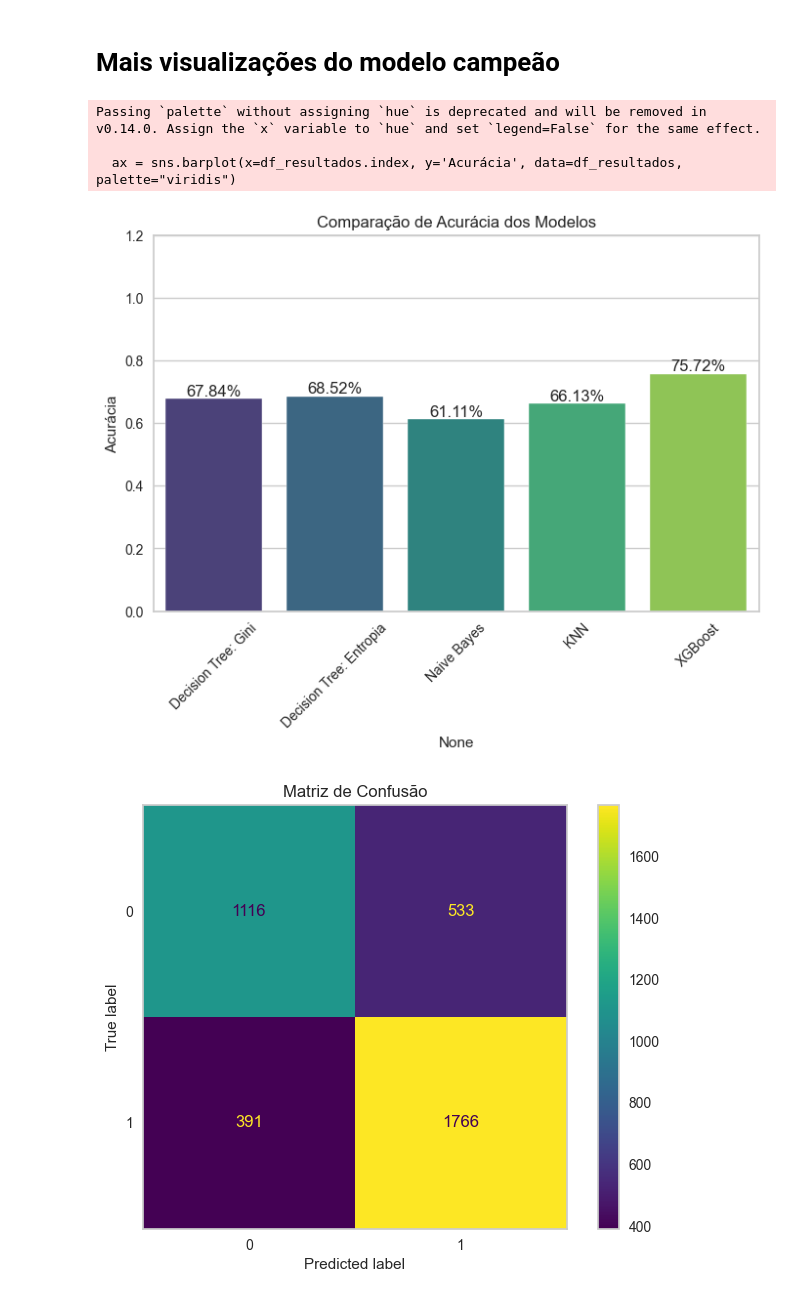
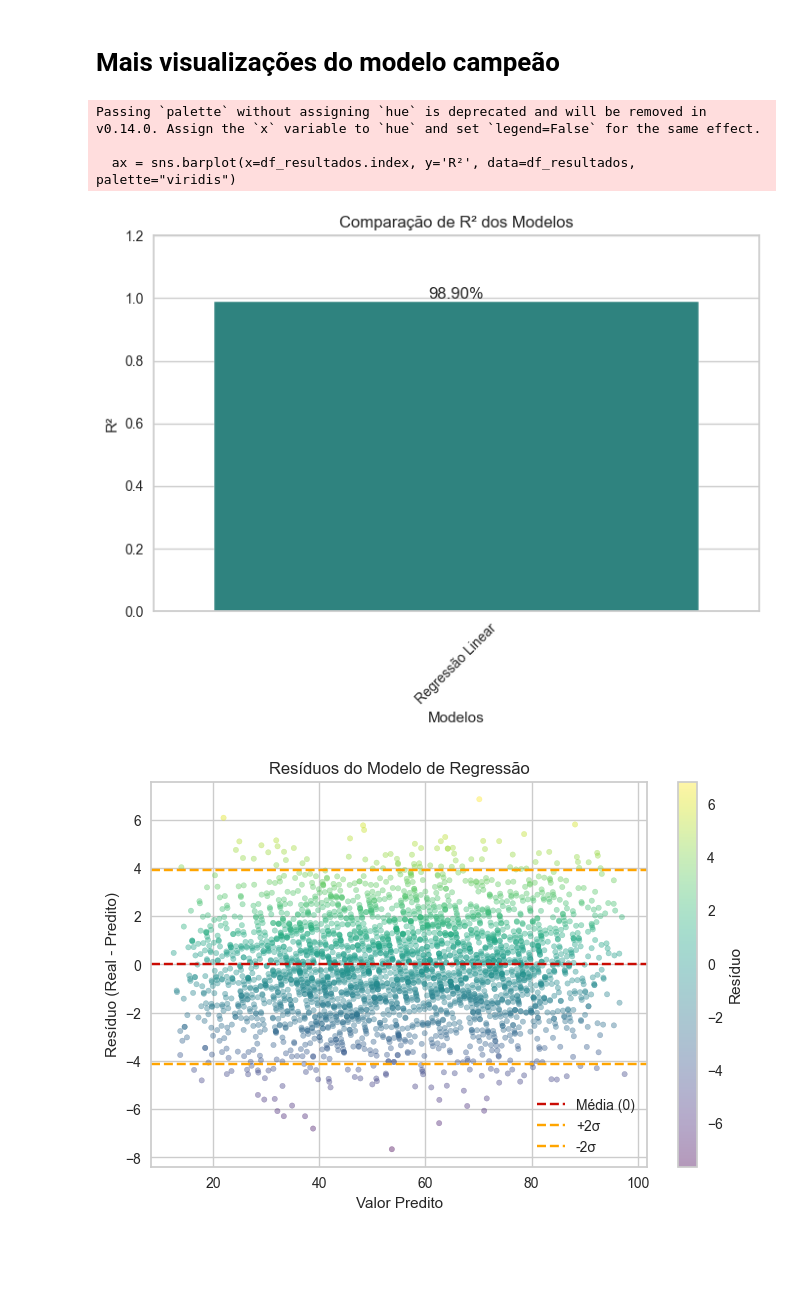
Before and after one commit to A-UTech/mat-aplicada-ia-preditiva-2ano, a Jupyter notebook: ia-preditiva.ipynb, the cells around one changed output. Drawn from its saved outputs; the diff is of its cells as text; code cells hidden in the pictures; blank space fills up the shorter version.

Commit message:
Arrumando visualização da matriz de confusão e gráficos para regressão

```diff
--- a/ia-preditiva.ipynb
+++ b/ia-preditiva.ipynb
@@ -114,6 +114,9 @@ else:
 # %% [markdown]
 <h1> Pré-processamento dos dados </h1>
 # %%
+classes_por_extenso = y.unique()
+
+
 # Identificar colunas numéricas e categóricas
 num_cols = x.select_dtypes(include=["int64", "float64"]).columns
 cat_cols = x.select_dtypes(include=["object", "category"]).columns
@@ -333,4 +332,5 @@ else:
 <h1> Modelo campeão </h1>
 # %%
 print(f"O melhor modelo é: {melhor}")
+y_pred = best_models[melhor].predict(x_teste)
 # %% [output]
@@ -344,6 +344,7 @@ if problema == "classificacao":
     plt.ylim(0, 1.2)
     plt.title("Comparação de Acurácia dos Modelos")
     plt.ylabel("Acurácia")
+    plt.xlabel("Modelos")
     plt.xticks(rotation=45)
     # Para cada barra, adicionar o valor percentual
     for container in ax.containers:
@@ -351,7 +352,7 @@ if problema == "classificacao":
     plt.show()
 
     matriz = confusion_matrix(y_teste, y_pred, labels=best_models[melhor].classes_)
-    disp = ConfusionMatrixDisplay(confusion_matrix=matriz, display_labels=best_models[melhor].classes_)
+    disp = ConfusionMatrixDisplay(confusion_matrix=matriz, display_labels=classes_por_extenso)
     disp.plot(cmap=plt.cm.viridis)
     plt.grid(False)
     plt.title('Matriz de Confusão')
@@ -359,44 +360,57 @@ if problema == "classificacao":
 
     visualizer = yb.ClassificationReport(
                                         best_models[melhor],
-                                        classes=best_models[melhor].classes_,
-                                        cmap= "Greens")
+                                        classes=classes_por_extenso,
+                                        cmap= "Greens",
+                                        support=True)
     visualizer.fit(x_treino, y_treino)
     visualizer.score(x_teste, y_teste)
     visualizer.show()
 
 else:
     plt.figure(figsize=(8,5))
     ax = sns.barplot(x=df_resultados.index, y='R²', data=df_resultados, palette="viridis")
     plt.ylim(0, 1.2)
-    plt.title("Comparação de Acurácia dos Modelos")
+    plt.title("Comparação de R² dos Modelos")
     plt.ylabel("R²")
+    plt.xlabel("Modelos")
     plt.xticks(rotation=45)
     # Para cada barra, adicionar o valor percentual
     for container in ax.containers:
         ax.bar_label(container, labels=[f'{v.get_height()*100:.2f}%' for v in container])
     plt.show()
 
+    # Cálculo dos resíduos
     residuos = y_teste - y_pred
+    media_resid = np.mean(residuos)
+    std_resid = np.std(residuos)
 
+    # Dispersão resíduos vs preditos
     plt.figure(figsize=(8,5))
-    plt.scatter(y_pred, residuos, alpha=0.5)
-    plt.axhline(y=0, color="r", linestyle="--")
+    plt.scatter(y_pred, residuos, alpha=0.4, s=15, c=residuos, cmap="viridis")
+    plt.axhline(y=0, color="r", linestyle="--", label="Média (0)")
+    plt.axhline(media_resid + 2*std_resid, color="orange", linestyle="--", label="+2σ")
+    plt.axhline(media_resid - 2*std_resid, color="orange", linestyle="--", label="-2σ")
     plt.xlabel("Valor Predito")
     plt.ylabel("Resíduo (Real - Predito)")
     plt.title("Resíduos do Modelo de Regressão")
+    plt.legend()
+    plt.colorbar(label="Resíduo")
     plt.show()
 
-    # histograma
+    # Histograma da distribuição dos resíduos
     plt.figure(figsize=(8,5))
-    sns.histplot(residuos, bins=30, kde=True, color="royalblue")
+    sns.histplot(residuos, bins=30, kde=True, color="darkcyan", alpha=0.6)
+    plt.axvline(0, color="red", linestyle="--", label="0")
+    plt.axvline(media_resid, color="black", linestyle="--", label=f"Média ({media_resid:.2f})")
     plt.title("Distribuição dos Resíduos")
     plt.xlabel("Resíduo")
     plt.ylabel("Frequência")
+    plt.legend()
     plt.show()
 # %% [output]
 Passing `palette` without assigning `hue` is deprecated and will be removed in v0.14.0. Assign the `x` variable to `hue` and set `legend=False` for the same effect.
 
-  ax = sns.barplot(x=df_resultados.index, y='Acurácia', data=df_resultados, palette="viridis")
+  ax = sns.barplot(x=df_resultados.index, y='R²', data=df_resultados, palette="viridis")
-[figure, old version]
+[figure, new version]
-[figure, old version]
+[figure, new version]
```
Also changed, not shown: parts of 6 cells of this notebook.
